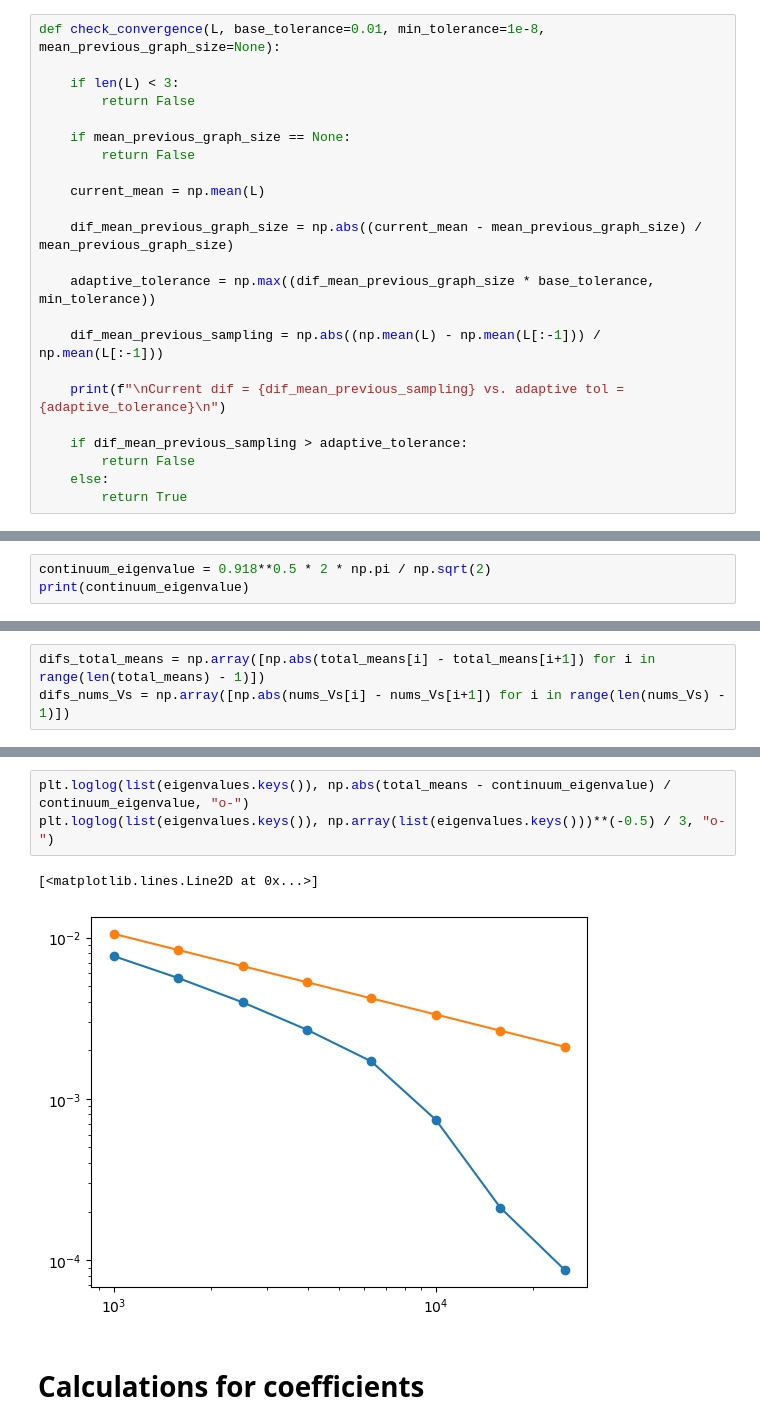
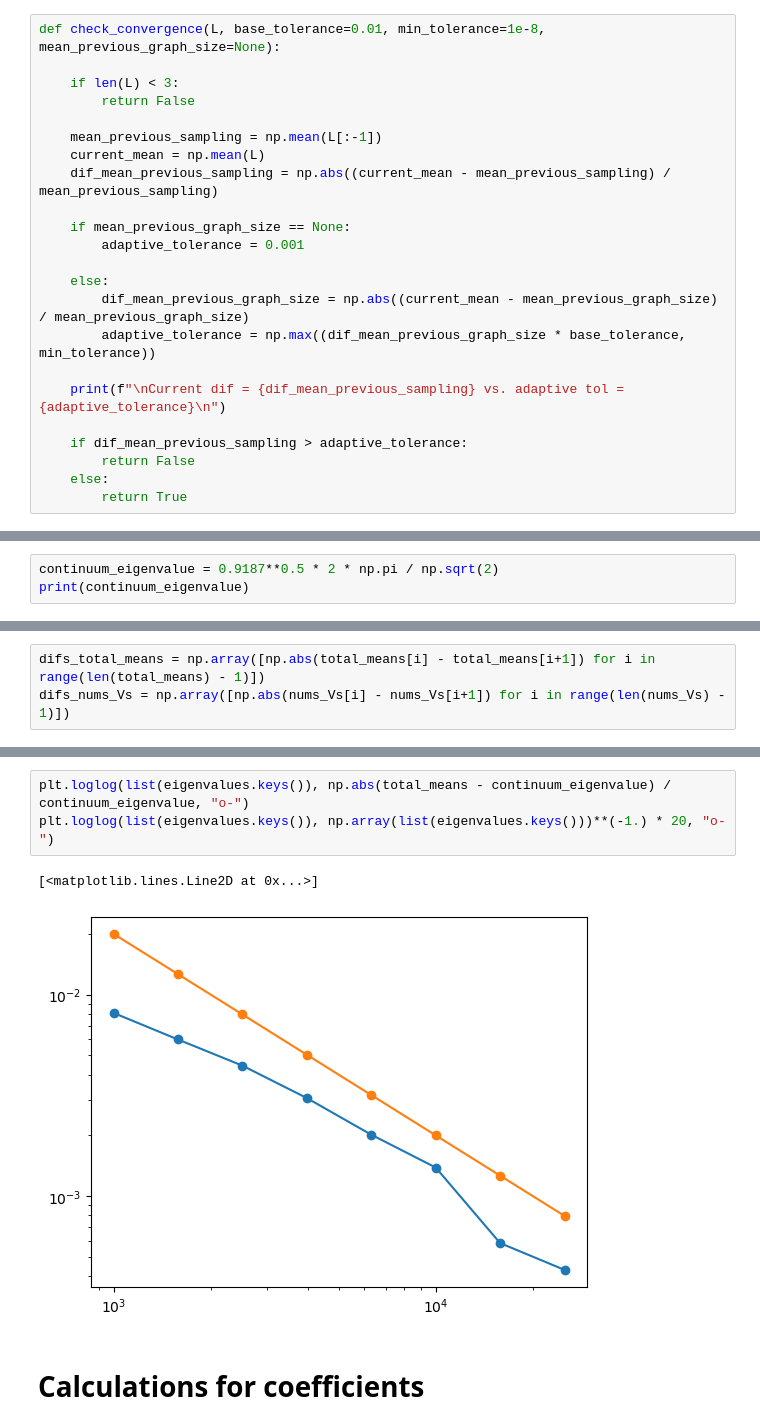
Before and after one commit to sidneyholden1/metric_graph, a Jupyter notebook: calculations/patching2.ipynb, the cells around one changed output, grey strips where cells are left out. Drawn from its saved outputs; the diff is of its cells as text.

```diff
--- a/calculations/patching2.ipynb
+++ b/calculations/patching2.ipynb
@@ -54,16 +50,16 @@ def check_convergence(L, base_tolerance=0.01, min_tolerance=1e-8, mean_previous_
     if len(L) < 3:
         return False
 
+    mean_previous_sampling = np.mean(L[:-1])
+    current_mean = np.mean(L)
+    dif_mean_previous_sampling = np.abs((current_mean - mean_previous_sampling) / mean_previous_sampling)
+
     if mean_previous_graph_size == None:
-        return False
+        adaptive_tolerance = 0.001
 
-    current_mean = np.mean(L)
-
-    dif_mean_previous_graph_size = np.abs((current_mean - mean_previous_graph_size) / mean_previous_graph_size)
-
-    adaptive_tolerance = np.max((dif_mean_previous_graph_size * base_tolerance, min_tolerance))
-
-    dif_mean_previous_sampling = np.abs((np.mean(L) - np.mean(L[:-1])) / np.mean(L[:-1]))
+    else:
+        dif_mean_previous_graph_size = np.abs((current_mean - mean_previous_graph_size) / mean_previous_graph_size)
+        adaptive_tolerance = np.max((dif_mean_previous_graph_size * base_tolerance, min_tolerance))
 
     print(f"\nCurrent dif = {dif_mean_previous_sampling} vs. adaptive tol = {adaptive_tolerance}\n")
 
@@ -187,5 +179,5 @@ k = 4.2705817391219085
 ----------------------
 # %%
-continuum_eigenvalue = 0.918**0.5 * 2 * np.pi / np.sqrt(2)
+continuum_eigenvalue = 0.9187**0.5 * 2 * np.pi / np.sqrt(2)
 print(continuum_eigenvalue)
 # %% [output]
@@ -229,9 +200,9 @@ plt.loglog(difs_nums_Vs, difs_nums_Vs**(-0.5) / 2, "o-")
 # %%
 plt.loglog(list(eigenvalues.keys()), np.abs(total_means - continuum_eigenvalue) / continuum_eigenvalue, "o-")
-plt.loglog(list(eigenvalues.keys()), np.array(list(eigenvalues.keys()))**(-0.5) / 3, "o-")
+plt.loglog(list(eigenvalues.keys()), np.array(list(eigenvalues.keys()))**(-1.) * 20, "o-")
 # %% [output]
 [<matplotlib.lines.Line2D at 0x...>]
-[figure, old version]
+[figure, new version]
 # %% [markdown]
 # Calculations for coefficients
 # %%
```
Also changed, not shown: parts of 31 cells of this notebook, 3 other files.
